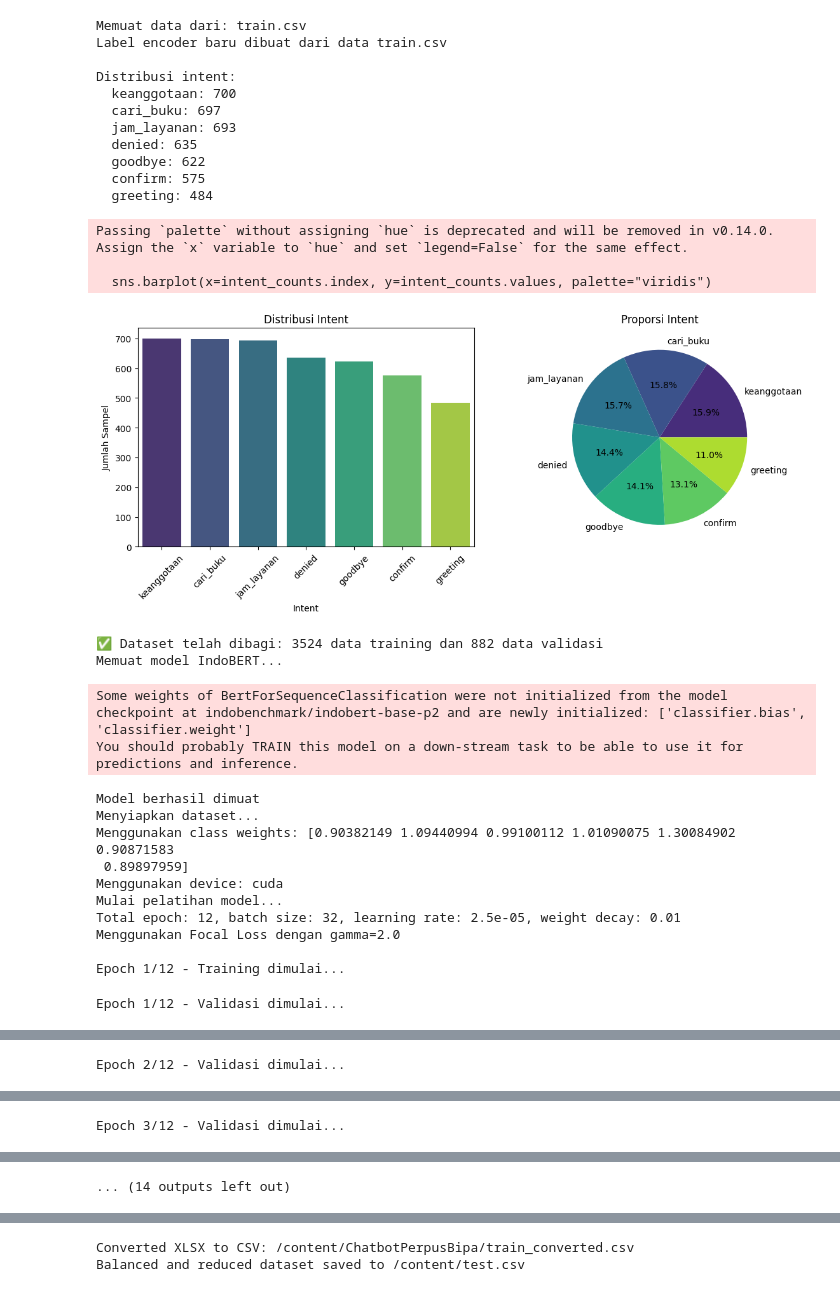
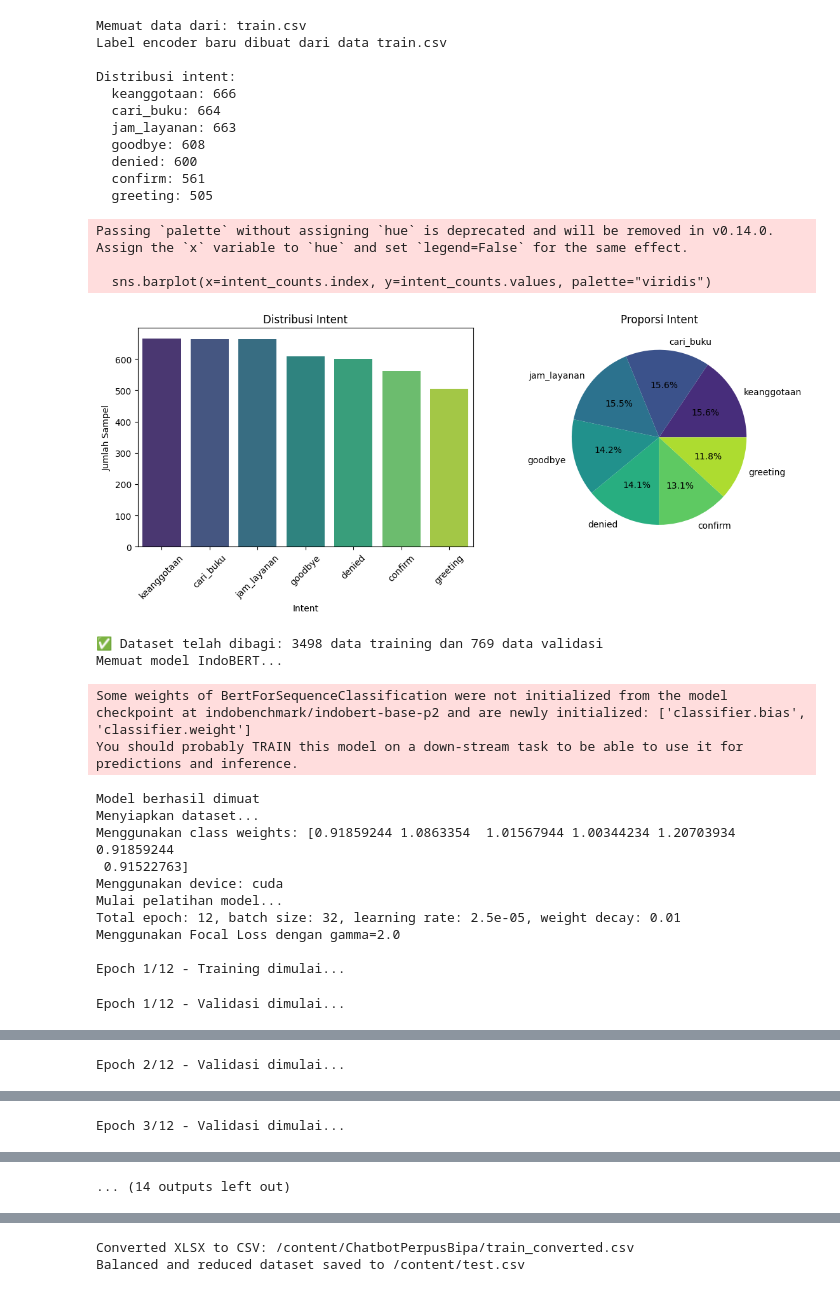
Before and after one commit to HaqTetsuya/ChatbotPerpusBipa, a Jupyter notebook: IndobertPerpusChatbot.ipynb, the cells around one changed output, grey strips where cells are left out. Saved outputs shown, nothing was run; the diff lists cells and outputs as text; code cells hidden in the pictures.

```diff
--- a/IndobertPerpusChatbot.ipynb
+++ b/IndobertPerpusChatbot.ipynb
@@ -1331,44 +1340,44 @@ def run_prediction_demo_enhanced(model=None, tokenizer=None, intent_classes=None
 # %%
 # Cell 13: Jalankan pipeline (uncomment untuk menjalankan)
 
 model, tokenizer, intent_classes, label_encoder = run_full_pipeline_enhanced(
     use_drive=True,
     percentile=90,
     ood_method='combined',
     split_dataset="yes",
-    val_split=0.20,
+    val_split=0.18,
     batch_size=32,
     epochs=12,
     learning_rate=2.5e-5,
     weight_decay=0.01,
     patience=3,
     train_csv_path="train.csv",
     val_csv_path="val.csv"
 )
 # %% [output]
 Memuat data dari: train.csv
 Label encoder baru dibuat dari data train.csv
 
 Distribusi intent:
-  keanggotaan: 700
-  cari_buku: 697
-  jam_layanan: 693
-  denied: 635
-  goodbye: 622
-  confirm: 575
-  greeting: 484
+  keanggotaan: 666
+  cari_buku: 664
+  jam_layanan: 663
+  goodbye: 608
+  denied: 600
+  confirm: 561
+  greeting: 505
 Passing `palette` without assigning `hue` is deprecated and will be removed in v0.14.0. Assign the `x` variable to `hue` and set `legend=False` for the same effect.
 
   sns.barplot(x=intent_counts.index, y=intent_counts.values, palette="viridis")
-[figure, old version]
+[figure, new version]
-✅ Dataset telah dibagi: 3524 data training dan 882 data validasi
+✅ Dataset telah dibagi: 3498 data training dan 769 data validasi
 Memuat model IndoBERT...
 Some weights of BertForSequenceClassification were not initialized from the model checkpoint at indobenchmark/indobert-base-p2 and are newly initialized: ['classifier.bias', 'classifier.weight']
 You should probably TRAIN this model on a down-stream task to be able to use it for predictions and inference.
 Model berhasil dimuat
 Menyiapkan dataset...
-Menggunakan class weights: [0.90382149 1.09440994 0.99100112 1.01090075 1.30084902 0.90871583
- 0.89897959]
+Menggunakan class weights: [0.91859244 1.0863354  1.01567944 1.00344234 1.20703934 0.91859244
+ 0.91522763]
 Menggunakan device: cuda
 Mulai pelatihan model...
 Total epoch: 12, batch size: 32, learning rate: 2.5e-05, weight decay: 0.01
```
Also changed, not shown: parts of 6 cells of this notebook.
